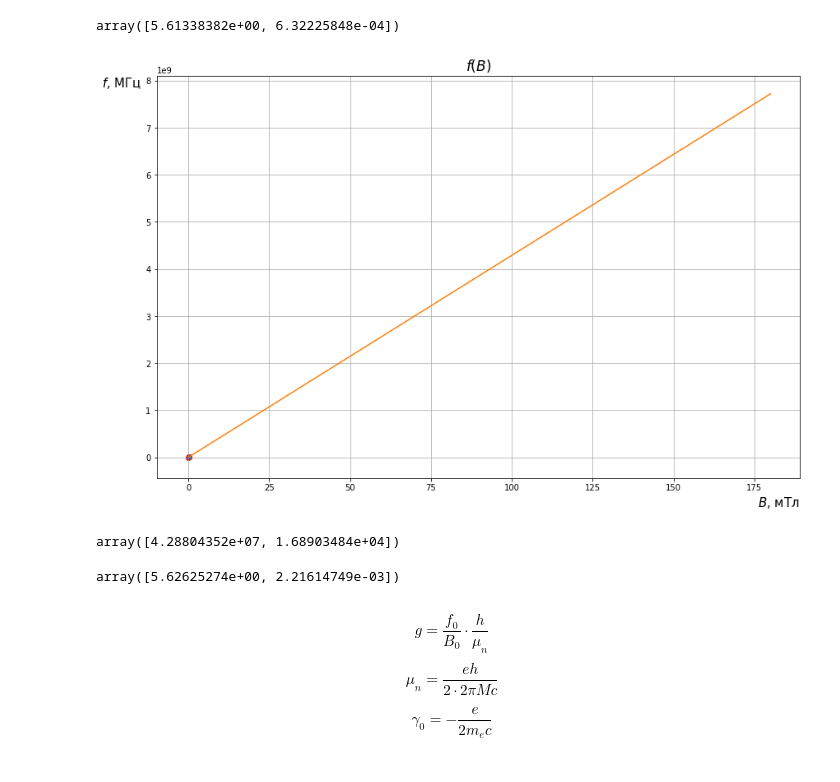
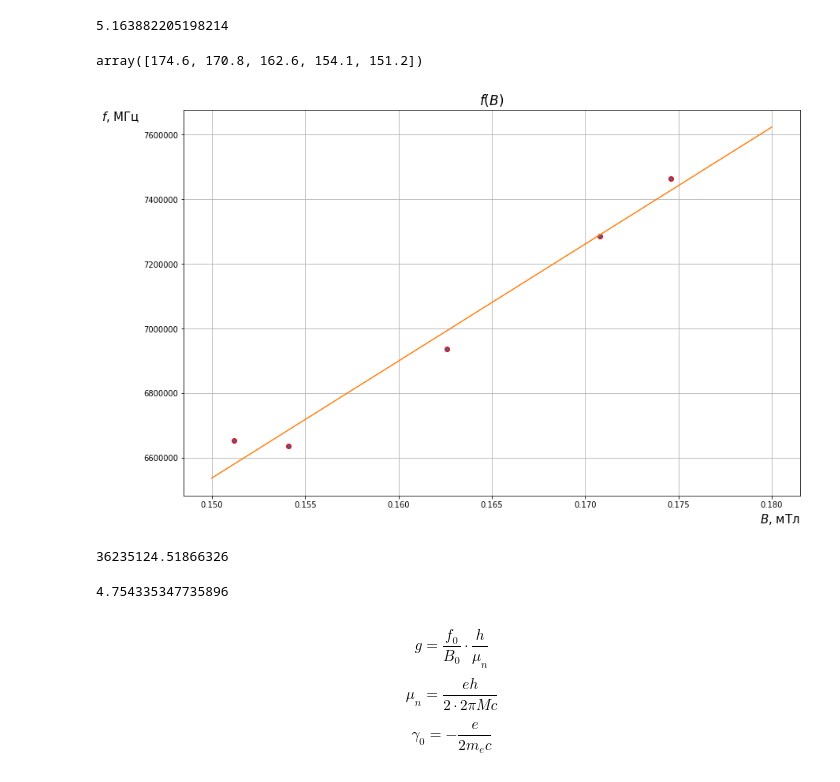
Before and after one commit to sayanarii/MIPT-physics-labs-5-6-sem, a Jupyter notebook: laba_YAMR.ipynb, the cells around one changed output. Drawn from its saved outputs; the diff is of its cells as text; code cells hidden in the pictures.

```diff
--- a/laba_YAMR.ipynb
+++ b/laba_YAMR.ipynb
@@ -57,44 +69,48 @@ array([4.27823548e+07, 4.81850367e+03])
 # %%
-mnk_coef_f1 * h / mu_n
+mnk_coef_f1[0] * h / mu_n
 # %% [output]
-array([5.61338382e+00, 6.32225848e-04])
+5.163882205198214
 # %%
 #резина
 f_0_rubber = np.array([7.4649, 7.2857, 6.9371, 6.6360, 6.6523])
 B_rubber = np.array([174.6, 170.8, 162.6, 154.1, 151.2])
+# %%
+B_rubber
+# %% [output]
+array([174.6, 170.8, 162.6, 154.1, 151.2])
 # %%
 f_0_rubber = f_0_rubber * 10**6
 B_rubber = B_rubber * 10**(-3)
 # %%
 # Функция, которая высчитывает коэффициенты аппроксимирующей прямой:
 #numpy.polyfit(x, y, deg, rcond=None, full=False, w=None, cov=False)
 #Least squares polynomial fit.
 #Fit a polynomial p(x) = p[0] * x**deg + ... + p[deg] of degree deg to points (x, y).
 #Returns a vector of coefficients p that minimises the squared error.
 
 fig = plt.figure(figsize=(14, 9))
 ax = fig.gca()
-# ax.set_xticks(np.arange(0, 5, 0.05), minor=True) # это для мелких делений по оси ОХ
-# ax.set_yticks(np.arange(0, 1, 0.005), minor=True) # аналогично для OY
+ax.set_xticks(np.arange(0, 5, 0.05), minor=True) # это для мелких делений по оси ОХ
+ax.set_yticks(np.arange(0, 1, 0.005), minor=True) # аналогично для OY
 ax.grid(which='minor', alpha=0.4, linestyle='-')
 
 mnk_coef_f1 = np.polyfit(B_rubber, f_0_rubber, 1) # считаем коэфф-ты аппроксимирующей прямой
-xp = np.linspace(0, 180, 100)
+xp = np.linspace(0.1500, 0.1800, 100)
 p = np.poly1d(mnk_coef_f1) # создаем полином с коэффициентами (убывающими по степени) из массива mnk_coef_f1
 _ = plt.plot(B_rubber, f_0_rubber, '.', xp, p(xp), '-') # рисуем точки и аппроксимирующую прямую
 plt.xlabel('$B$, мТл', horizontalalignment='right', x = 1, size = 15)
 h = plt.ylabel('$f$, МГц ', verticalalignment='top',
                horizontalalignment='right', y = 1, size = 15)
 h.set_rotation(0)
 plt.title('$f(B)$', size = 17)
 plt.grid()
 plt.scatter(B_rubber, f_0_rubber, color = 'red')
 
 
 plt.show()
 # %% [output]
-[figure, old version]
+[figure, new version]
 # %%
-mnk_coef_f1
+mnk_coef_f1[0]
 # %% [output]
-array([4.28804352e+07, 1.68903484e+04])
+36235124.51866326
@@ -101,7 +119,7 @@ array([4.28804352e+07, 1.68903484e+04])
 # %%
-mnk_coef_f1 * h / mu_n
+mnk_coef_f1[0] * h / mu_n
 # %% [output]
-array([5.62625274e+00, 2.21614749e-03])
+4.754335347735896
 # %%
 #тефлон
 f_0_teflon = np.array([9.6428, 9.5216])
```
Also changed, not shown: parts of 10 cells of this notebook.
